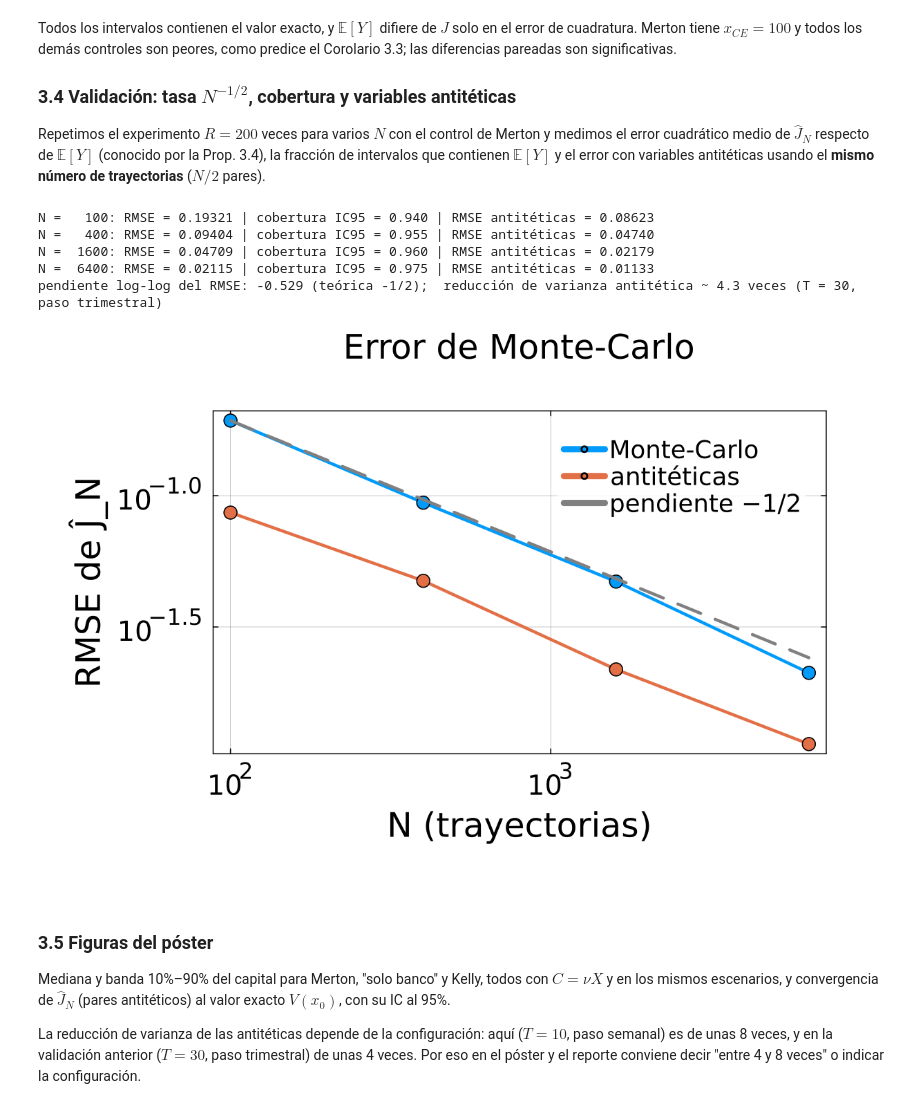
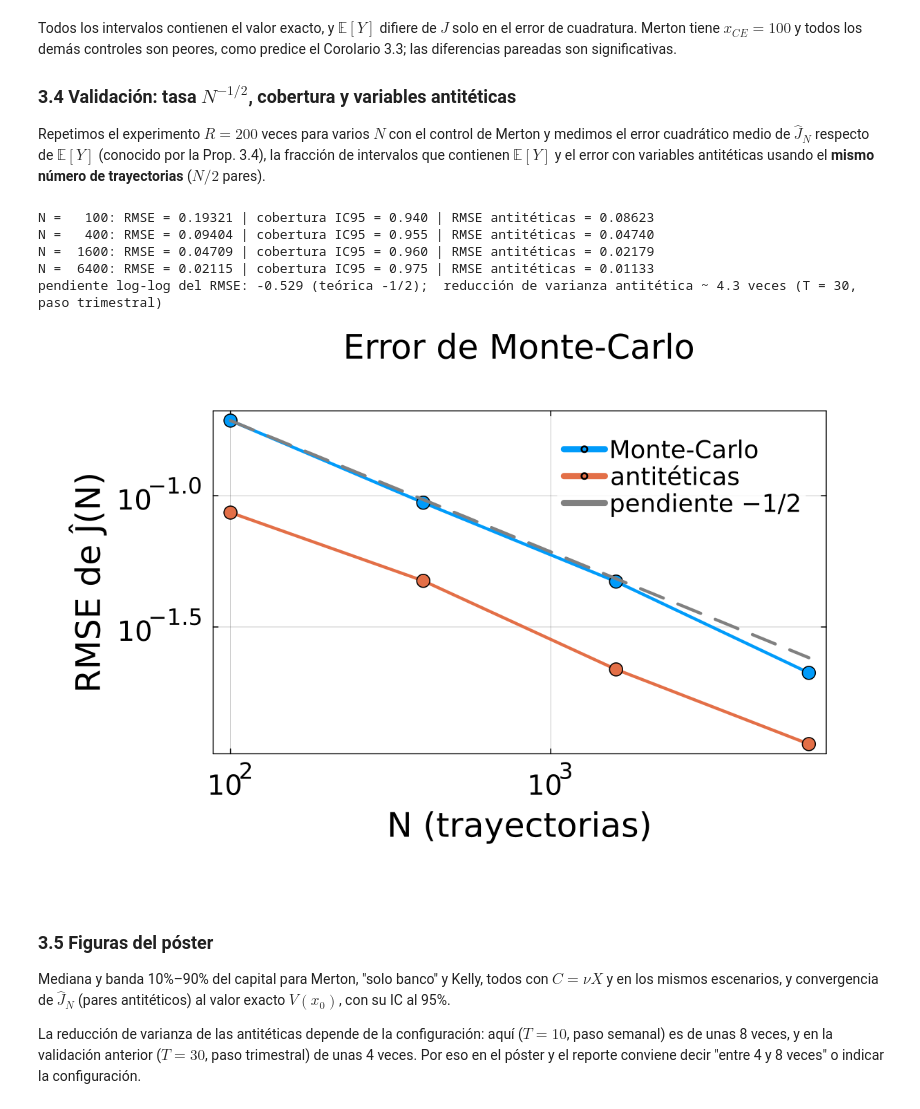
Before and after one commit to BonnieLagosGuerra/Problema-de-Merton-y-utilidad-CRRA, a Jupyter notebook: merton.ipynb, the cells around one changed output. Saved outputs shown, nothing was run; the diff lists cells and outputs as text; code cells hidden in the pictures.

```diff
--- a/merton.ipynb
+++ b/merton.ipynb
@@ -394,35 +394,35 @@ Repetimos el experimento $R=200$ veces para varios $N$ con el control de Merton
 pendiente(x, y) = (lx = log.(x); ly = log.(y); sum((lx .- mean(lx)) .* (ly .- mean(ly)))/sum((lx .- mean(lx)).^2))
 
 let T = 30.0, h = 1/4, R = 200
     Random.seed!(11)
     K = round(Int, T/h); EY = EJmc(Pim, nu, T, h)
     Ns = [100, 400, 1600, 6400]
     rmse, cobertura, rmse_at = Float64[], Float64[], Float64[]
     for Ni in Ns
         est = zeros(R); est_at = zeros(R); dentro = 0
         for rep in 1:R
             Zi = randn(K, Ni)
             m, s = media_ic(utilidad_mc(Pim, nu, Zi, h))
             est[rep] = m; dentro += abs(m - EY) <= s
             Zp = Zi[:, 1:div(Ni, 2)]                                               # N/2 pares antitéticos
             est_at[rep] = mean((utilidad_mc(Pim, nu, Zp, h) .+ utilidad_mc(Pim, nu, -Zp, h)) ./ 2)
         end
         push!(rmse, sqrt(mean((est .- EY).^2))); push!(cobertura, dentro/R); push!(rmse_at, sqrt(mean((est_at .- EY).^2)))
         @printf("N = %5d: RMSE = %.5f | cobertura IC95 = %.3f | RMSE antitéticas = %.5f\n", Ni, rmse[end], cobertura[end], rmse_at[end])
     end
     @printf("pendiente log-log del RMSE: %.3f (teórica -1/2);  reducción de varianza antitética ~ %.1f veces (T = 30, paso trimestral)\n",
             pendiente(Ns, rmse), mean((rmse ./ rmse_at).^2))
     pl = plot(Ns, [rmse rmse_at], xscale=:log10, yscale=:log10, marker=:circle, label=["Monte-Carlo" "antitéticas"],
-              xlabel="N (trayectorias)", ylabel="RMSE de Ĵ_N", title="Error de Monte-Carlo")
+              xlabel="N (trayectorias)", ylabel="RMSE de Ĵ(N)", title="Error de Monte-Carlo")
     plot!(pl, Ns, rmse[1] .* sqrt.(Ns[1] ./ Ns), ls=:dash, color=:gray, label="pendiente −1/2")
 end
 # %% [output]
 N =   100: RMSE = 0.19321 | cobertura IC95 = 0.940 | RMSE antitéticas = 0.08623
 N =   400: RMSE = 0.09404 | cobertura IC95 = 0.955 | RMSE antitéticas = 0.04740
 N =  1600: RMSE = 0.04709 | cobertura IC95 = 0.960 | RMSE antitéticas = 0.02179
 N =  6400: RMSE = 0.02115 | cobertura IC95 = 0.975 | RMSE antitéticas = 0.01133
 pendiente log-log del RMSE: -0.529 (teórica -1/2);  reducción de varianza antitética ~ 4.3 veces (T = 30, paso trimestral)
-[figure, old version]
+[figure, new version]
 # %% [markdown]
 ### 3.5 Figuras del póster
 
```
Also changed, not shown: parts of 4 cells of this notebook, 21 other files.
